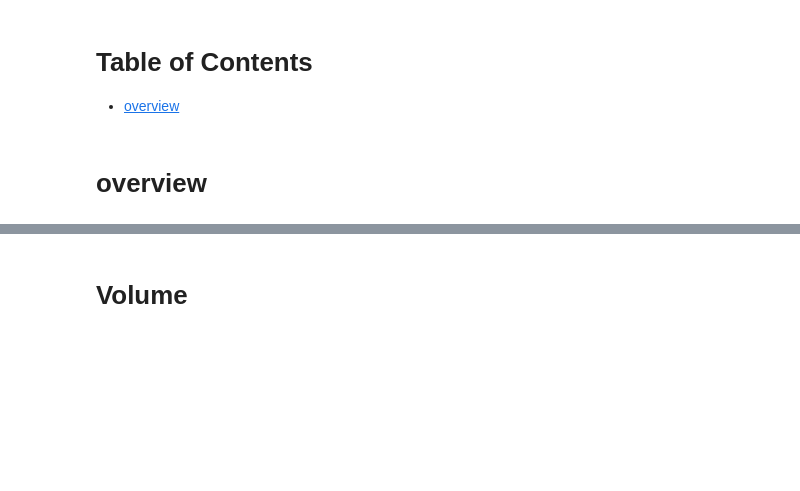
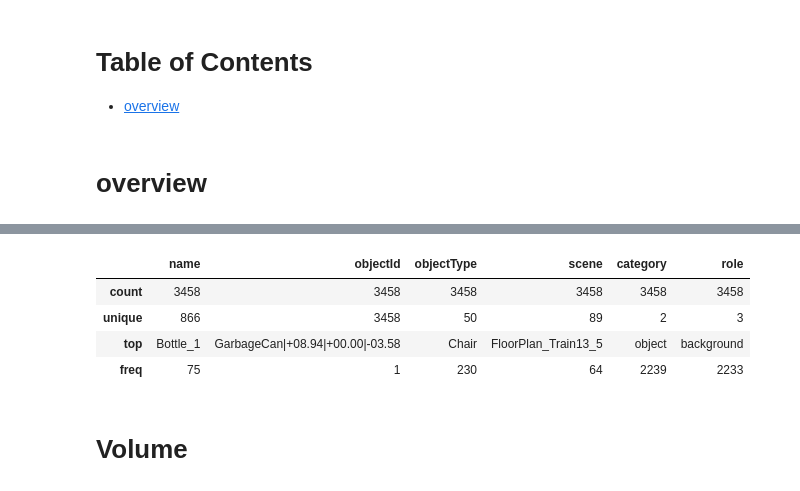
Before and after one commit to drschwenk/transfer, a Jupyter notebook: robothor_stats.ipynb, the cells around one changed output, grey strips where cells are left out. Cells and saved outputs as stored; diff of their text form; code cells hidden in the pictures; blank space fills up the shorter version.

```diff
--- a/robothor_stats.ipynb
+++ b/robothor_stats.ipynb
@@ -57,3 +230,11 @@ Exception: command: ['/Users/schwenk/.ai2thor/releases/thor-OSXIntel64-00e7bb060
+# %%
+furn_obj_df.describe()
+# %% [output]
+|  | name | objectId | objectType | scene | category | role |
+| count | 3458 | 3458 | 3458 | 3458 | 3458 | 3458 |
+| unique | 866 | 3458 | 50 | 89 | 2 | 3 |
+| top | Bottle_1 | GarbageCan|+08.94|+00.00|-03.58 | Chair | FloorPlan_Train13_5 | object | background |
+| freq | 75 | 1 | 230 | 64 | 2239 | 2233 |
 # %% [markdown]
 # Volume
 # %% [markdown]
```
Also changed, not shown: parts of 24 cells of this notebook.
